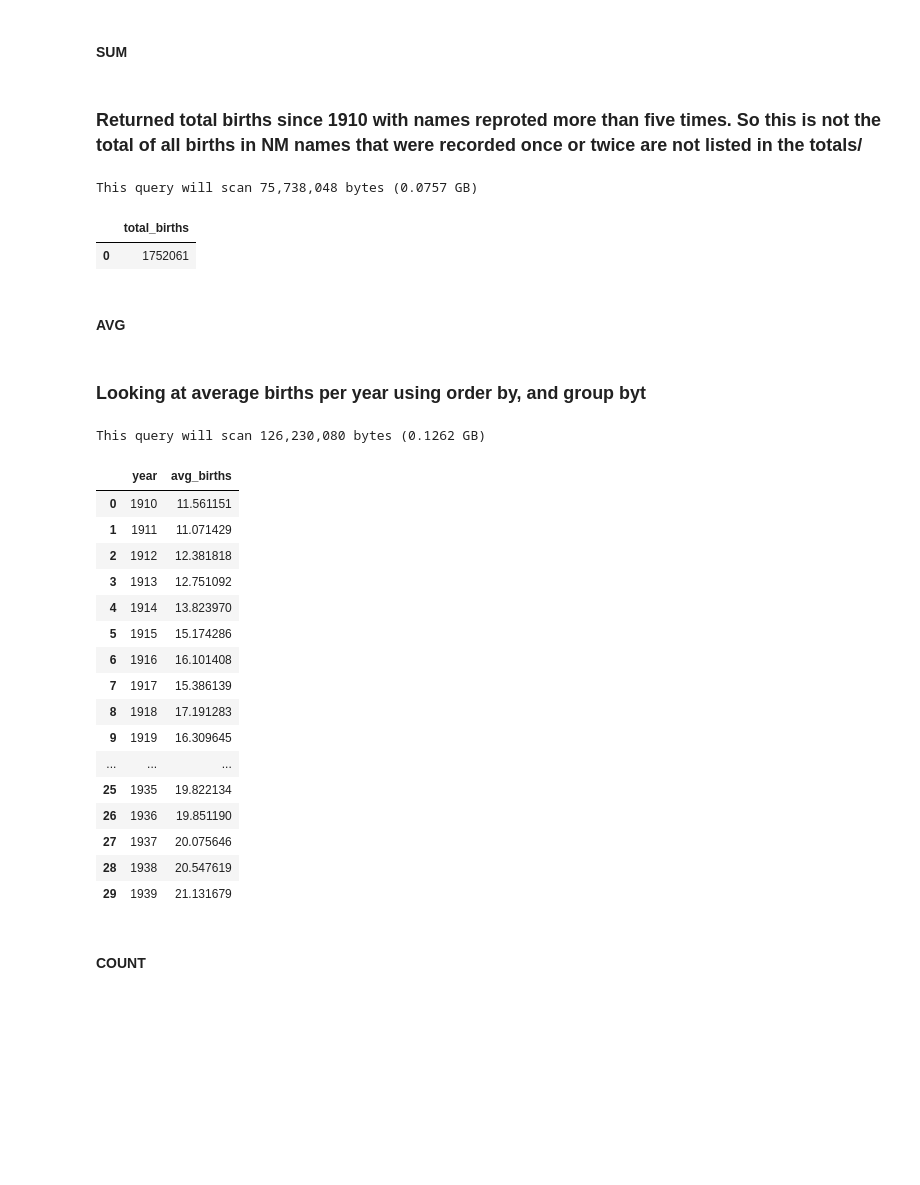
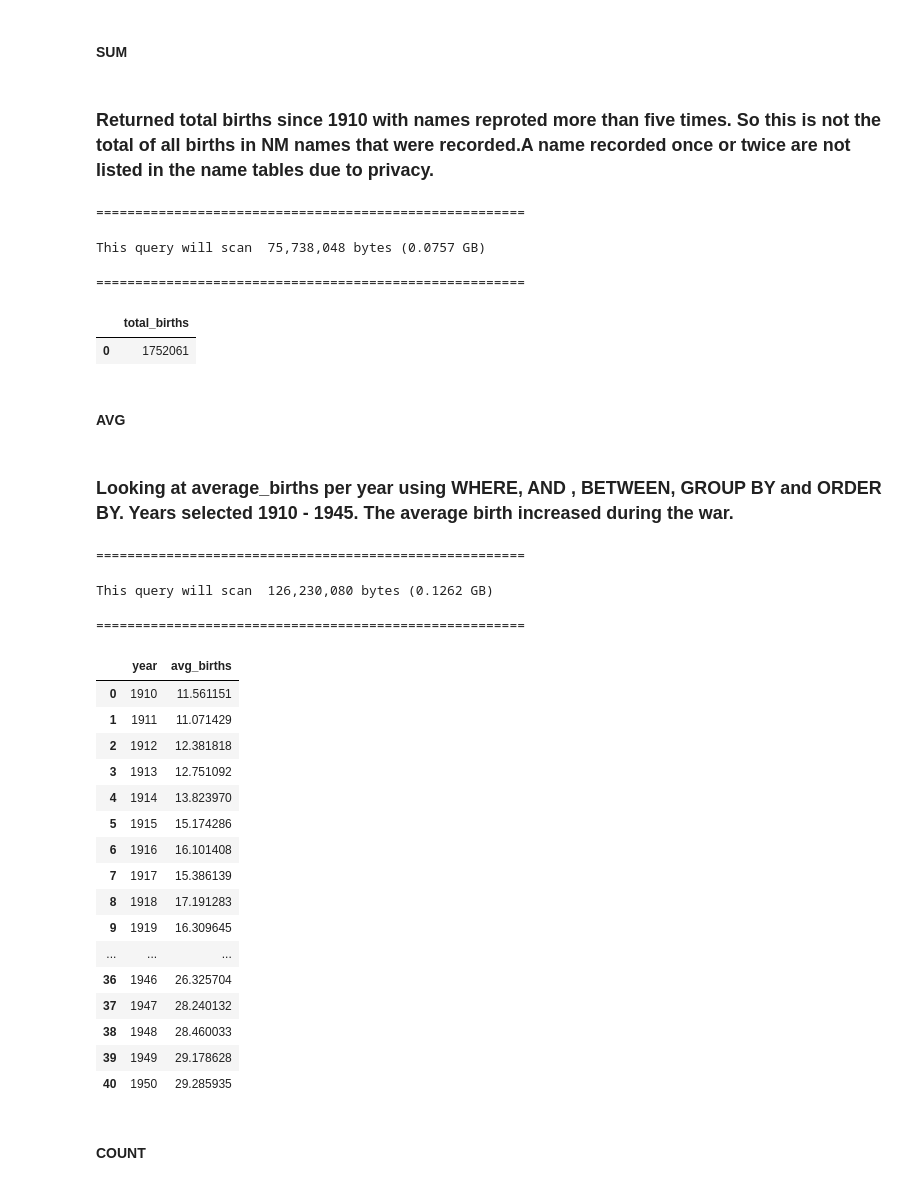
Before and after one commit to cyeef/Data-Science-Portfolio-C21-, a Jupyter notebook: Projects/Project-3/SQL.2-BQ.project.template.ipynb, the cells around one changed output. Cells and saved outputs as stored; diff of their text form; code cells hidden in the pictures; blank space fills up the shorter version.

Commit message:
Created using Colab -updated some Mark up and added Rich Text

```diff
--- a/Projects/Project-3/SQL.2-BQ.project.template.ipynb
+++ b/Projects/Project-3/SQL.2-BQ.project.template.ipynb
@@ -456,54 +494,62 @@ This query will scan 175,939,298 bytes (0.1759 GB)
 # %% [markdown]
 #### SUM
 # %% [markdown]
-### Returned total births since 1910 with names reproted more than five times.  So this is not the total of all births in NM names that were recorded once or twice are not listed in the totals/
+### Returned total births since 1910 with names reproted more than five times.  So this is not the total of all births in NM names that were recorded.A name recorded once or twice are not listed in the name tables due to privacy.
 # %%
 query = """
     SELECT SUM(number) AS total_births
     FROM `bigquery-public-data.usa_names.usa_1910_current`
     WHERE state = 'NM'
 """
+print("="*55)
 dry_run(query)
 df = run_sql(query)
+print("="*55)
 df
 # %% [output]
-This query will scan 75,738,048 bytes (0.0757 GB)
+=======================================================
+This query will scan  75,738,048 bytes (0.0757 GB)
+=======================================================
 |  | total_births |
 | 0 | 1752061 |
 # %% [markdown]
 #### AVG
-# %% [markdown]
-### Looking at average births per year using order by, and group byt
+# %% [markdown]
+### Looking at average_births per year using WHERE, AND , BETWEEN, GROUP BY and ORDER BY.  Years selected 1910 - 1945.  The average birth increased during the war.
 # %%
 query = """
     SELECT year, AVG(number) AS avg_births
     FROM `bigquery-public-data.usa_names.usa_1910_current`
-    WHERE state = 'NM' AND year BETWEEN 1910 AND 1939
+    WHERE state = 'NM' AND year BETWEEN 1910 AND 1950
     GROUP BY year
     ORDER BY year
 """
+print("="*55)
 dry_run(query)
 df = run_sql(query)
+print("="*55)
 df
 # %% [output]
-This query will scan 126,230,080 bytes (0.1262 GB)
+=======================================================
+This query will scan  126,230,080 bytes (0.1262 GB)
+=======================================================
 |  | year | avg_births |
 | 0 | 1910 | 11.561151 |
 | 1 | 1911 | 11.071429 |
 | 2 | 1912 | 12.381818 |
 | 3 | 1913 | 12.751092 |
 | 4 | 1914 | 13.823970 |
 | 5 | 1915 | 15.174286 |
 | 6 | 1916 | 16.101408 |
 | 7 | 1917 | 15.386139 |
 | 8 | 1918 | 17.191283 |
 | 9 | 1919 | 16.309645 |
 | ... | ... | ... |
-| 25 | 1935 | 19.822134 |
-| 26 | 1936 | 19.851190 |
-| 27 | 1937 | 20.075646 |
-| 28 | 1938 | 20.547619 |
-| 29 | 1939 | 21.131679 |
+| 36 | 1946 | 26.325704 |
+| 37 | 1947 | 28.240132 |
+| 38 | 1948 | 28.460033 |
+| 39 | 1949 | 29.178628 |
+| 40 | 1950 | 29.285935 |
 # %% [markdown]
 #### COUNT
 # %% [markdown]
```
Also changed, not shown: parts of 64 cells of this notebook.
